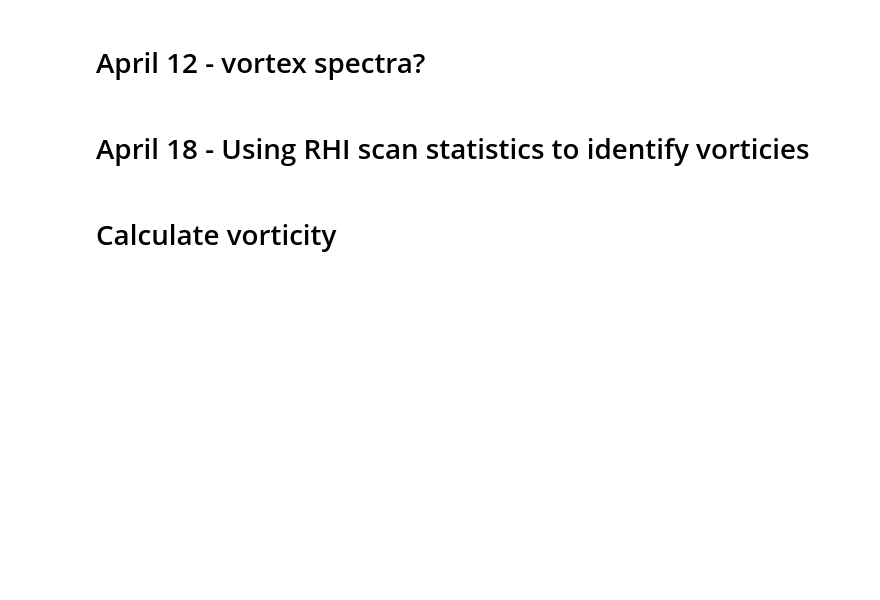
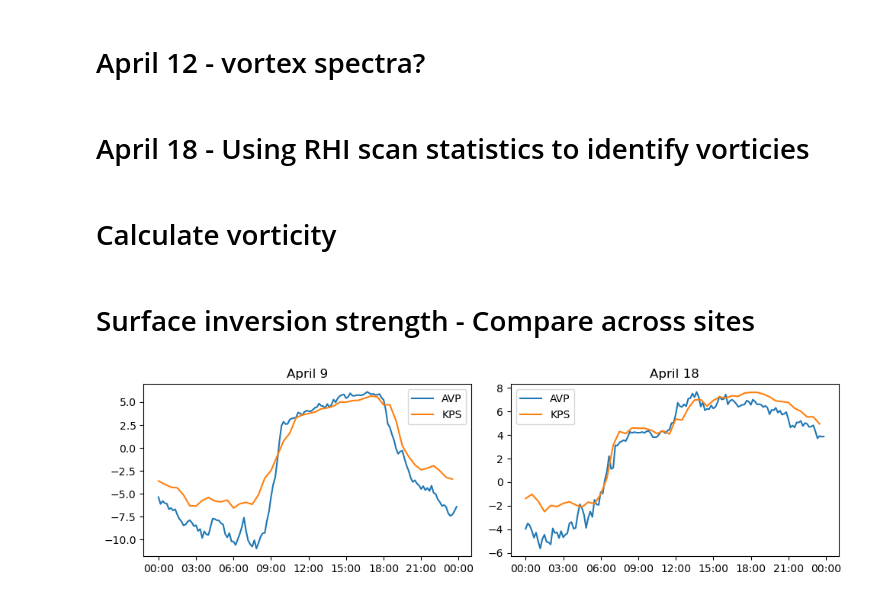
Before and after one commit to elischwat/sublimationofsnow, a Jupyter notebook: analysis/paper2/april_case_studies_and_modeling.ipynb, the cells around one changed output. Drawn from its saved outputs; the diff is of its cells as text; code cells hidden in the pictures; blank space fills up the shorter version.

Commit message:
update figure making

```diff
--- a/analysis/paper2/april_case_studies_and_modeling.ipynb
+++ b/analysis/paper2/april_case_studies_and_modeling.ipynb
@@ -1794,3 +1611,45 @@ c = ax.scatter(
     cmap='PuOr'
 )
 fig.colorbar(c)
+# %% [markdown]
+# Surface inversion strength - Compare across sites
+# %%
+splash_temps_df = splash_asfs_df_localtime[['time','temp', 'skin_temp_surface']].set_index('time').loc['20230409': '20230418']
+splash_temps_df['∆T'] = splash_temps_df['temp'] - splash_temps_df['skin_temp_surface']
+# %%
+sos_temps_df = sos_df_localtime[sos_df_localtime.variable.isin(['Tsurf_c', 'T_3m_c'])].pivot_table(index='time', values='value', columns='variable').loc['20230409': '20230418']
+sos_temps_df['∆T'] = sos_temps_df['T_3m_c'] - sos_temps_df['Tsurf_c']
+# %%
+import matplotlib.pyplot as plt
+import matplotlib.dates as mdates
+
+# Filter for April 9 and April 18
+april9 = '2023-04-09'
+april18 = '2023-04-18'
+
+splash_april9 = splash_temps_df.loc[april9]
+splash_april18 = splash_temps_df.loc[april18]
+sos_april9 = sos_temps_df.loc[april9]
+sos_april18 = sos_temps_df.loc[april18]
+
+fig, axes = plt.subplots(1, 2, figsize=(10, 3), sharex=False)
+
+# April 9 subplot
+axes[0].plot(splash_april9.index, splash_april9['temp'], label='AVP')
+axes[0].plot(sos_april9.index, sos_april9['T_3m_c'], label='KPS')
+axes[0].set_title('April 9')
+axes[0].legend()
+axes[0].xaxis.set_major_formatter(mdates.DateFormatter('%H:%M'))
+
+# April 18 subplot
+axes[1].plot(splash_april18.index, splash_april18['temp'], label='AVP')
+axes[1].plot(sos_april18.index, sos_april18['T_3m_c'], label='KPS')
+axes[1].set_title('April 18')
+axes[1].legend()
+axes[1].xaxis.set_major_formatter(mdates.DateFormatter('%H:%M'))
+
+
+plt.tight_layout()
+plt.show()
+# %% [output]
+[figure, added]
```
Also changed, not shown: parts of 30 cells of this notebook, 5 other files.
